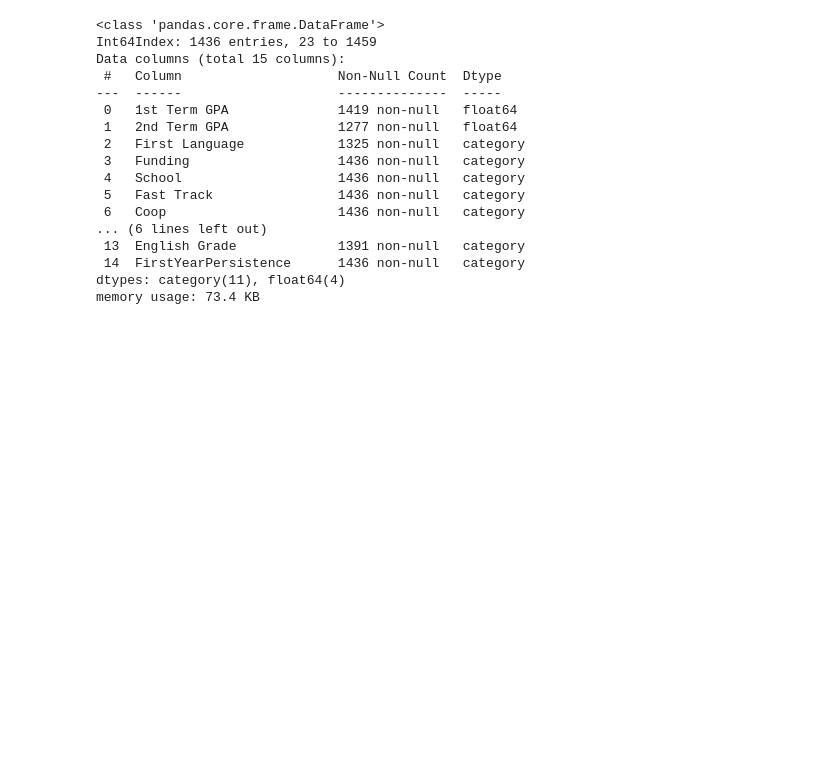
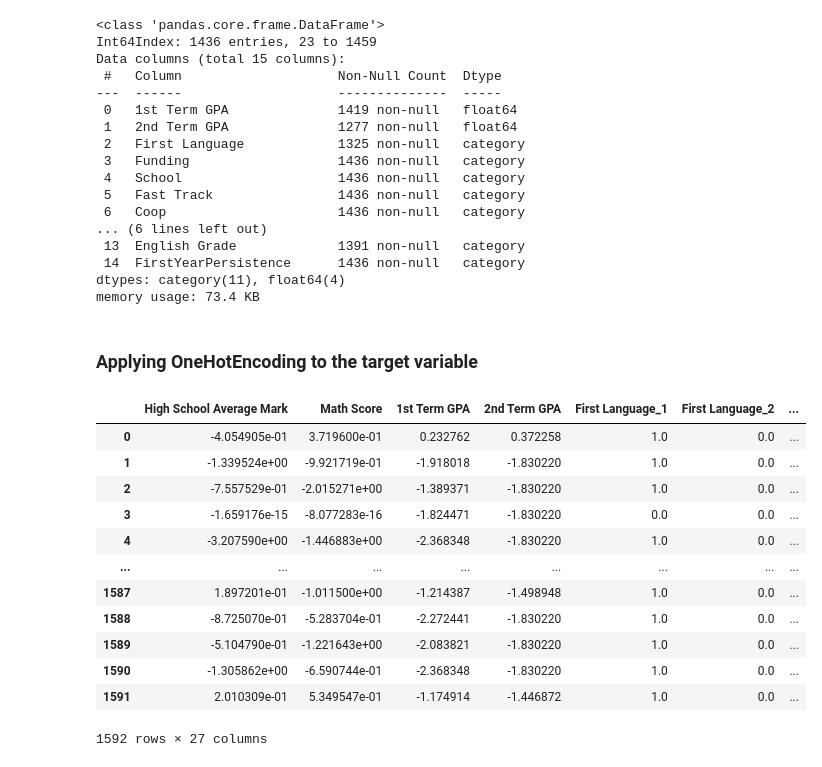
Before and after one commit to Currybon30/COMP258-Project, a Jupyter notebook: pham/preprocessing.ipynb, the cells around one changed output. Cells and saved outputs as stored; diff of their text form; code cells hidden in the pictures; blank space fills up the shorter version.

```diff
--- a/pham/preprocessing.ipynb
+++ b/pham/preprocessing.ipynb
@@ -298,4 +297,2 @@ pipeline = Pipeline([
     ('preprocessor', preprocessor),
 ])
-# %%
-X_train, X_test, y_train, y_test = train_test_split(df_handle_missing, y, test_size=0.3, random_state=42)
@@ -306,15 +331,18 @@ X_test_transformed = pipeline.transform(X_test)
 col_names_1 = ['High School Average Mark', 'Math Score']
 col_names_2 = ['1st Term GPA', '2nd Term GPA']
 
-onehot_col_names = pipeline.named_steps['preprocessor'].transformers_[1][1].get_feature_names_out(onehot_cols)
+onehot_col_names = final_pipeline.named_steps['scale_pipeline'].named_steps['preprocessor'].transformers_[1][1].get_feature_names_out(onehot_cols)
 ordinal_col_names = oridinal_cols
 
 combined_columns = col_names_1 + col_names_2 + list(onehot_col_names) + list(ordinal_col_names)
 
 
-cleaned_train_data = pd.DataFrame(X_train_transformed, columns=combined_columns)
-cleaned_train_data['FirstYearPersistence'] = y_train.values
+cleaned_train_data = pd.DataFrame(X_train_resampled, columns=combined_columns)
+cleaned_train_data['FirstYearPersistence'] = y_train_resampled
 
-cleaned_test_data = pd.DataFrame(X_test_transformed, columns=combined_columns)
-cleaned_test_data['FirstYearPersistence'] = y_test.values
+cleaned_val_data = pd.DataFrame(X_val_prepared, columns=combined_columns)
+cleaned_val_data['FirstYearPersistence'] = y_val.reset_index(drop=True)
+
+cleaned_test_data = pd.DataFrame(X_test_prepared, columns=combined_columns)
+cleaned_test_data['FirstYearPersistence'] = y_test.reset_index(drop=True)
 # %%
@@ -322,0 +352,45 @@ cleaned_test_data.to_csv('cleaned_test_data.csv', index=False)
+# %% [markdown]
+### Applying OneHotEncoding to the target variable
+# %%
+y_train_encoded = y_train_resampled.astype('int')
+y_train_encoded = onehotencoder.fit_transform(y_train_encoded.values.reshape(-1, 1)).toarray()
+
+y_val_encoded = y_val.astype('int')
+y_val_encoded = onehotencoder.transform(y_val_encoded.values.reshape(-1, 1)).toarray()
+
+y_test_encoded = y_test.astype('int')
+y_test_encoded = onehotencoder.transform(y_test_encoded.values.reshape(-1, 1)).toarray()
+
+# Add the column names to the y_transformed
+y_encoded_names = onehotencoder.get_feature_names_out(['FirstYearPersistence'])
+
+# Add the column names to the y_transformed_df
+y_train_encoded_df = pd.DataFrame(y_train_encoded, columns=y_encoded_names)
+y_val_encoded_df = pd.DataFrame(y_val_encoded, columns=y_encoded_names)
+y_test_encoded_df = pd.DataFrame(y_test_encoded, columns=y_encoded_names)
+
+# Combine both df
+final_train_data = pd.concat([cleaned_train_data, y_train_encoded_df], axis=1)
+final_train_data.drop('FirstYearPersistence', axis=1, inplace=True)
+
+final_val_data = pd.concat([cleaned_val_data, y_val_encoded_df], axis=1)
+final_val_data.drop('FirstYearPersistence', axis=1, inplace=True)
+
+final_test_data = pd.concat([cleaned_test_data, y_test_encoded_df], axis=1)
+final_test_data.drop('FirstYearPersistence', axis=1, inplace=True)
+# %%
+final_train_data
+# %% [output]
+|  | High School Average Mark | Math Score | 1st Term GPA | 2nd Term GPA | First Language_1 | First Language_2 | ... |
+| 0 | -4.054905e-01 | 3.719600e-01 | 0.232762 | 0.372258 | 1.0 | 0.0 | ... |
+| 1 | -1.339524e+00 | -9.921719e-01 | -1.918018 | -1.830220 | 1.0 | 0.0 | ... |
+| 2 | -7.557529e-01 | -2.015271e+00 | -1.389371 | -1.830220 | 1.0 | 0.0 | ... |
+| 3 | -1.659176e-15 | -8.077283e-16 | -1.824471 | -1.830220 | 0.0 | 0.0 | ... |
+| 4 | -3.207590e+00 | -1.446883e+00 | -2.368348 | -1.830220 | 1.0 | 0.0 | ... |
+| ... | ... | ... | ... | ... | ... | ... | ... |
+| 1587 | 1.897201e-01 | -1.011500e+00 | -1.214387 | -1.498948 | 1.0 | 0.0 | ... |
+| 1588 | -8.725070e-01 | -5.283704e-01 | -2.272441 | -1.830220 | 1.0 | 0.0 | ... |
+| 1589 | -5.104790e-01 | -1.221643e+00 | -2.083821 | -1.830220 | 1.0 | 0.0 | ... |
+| 1590 | -1.305862e+00 | -6.590744e-01 | -2.368348 | -1.830220 | 1.0 | 0.0 | ... |
+| 1591 | 2.010309e-01 | 5.349547e-01 | -1.174914 | -1.446872 | 1.0 | 0.0 | ... |
+1592 rows × 27 columns
```
Also changed, not shown: parts of 13 cells of this notebook, 5 other files.
